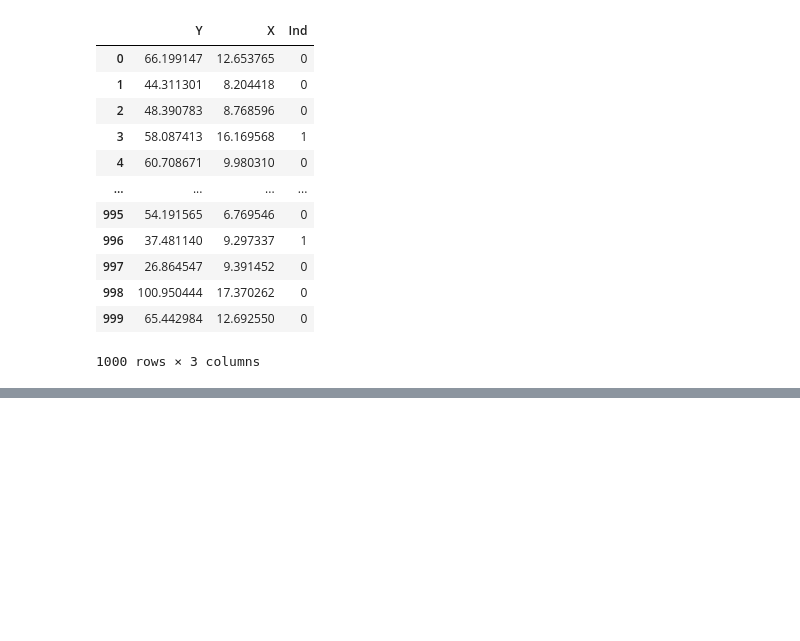
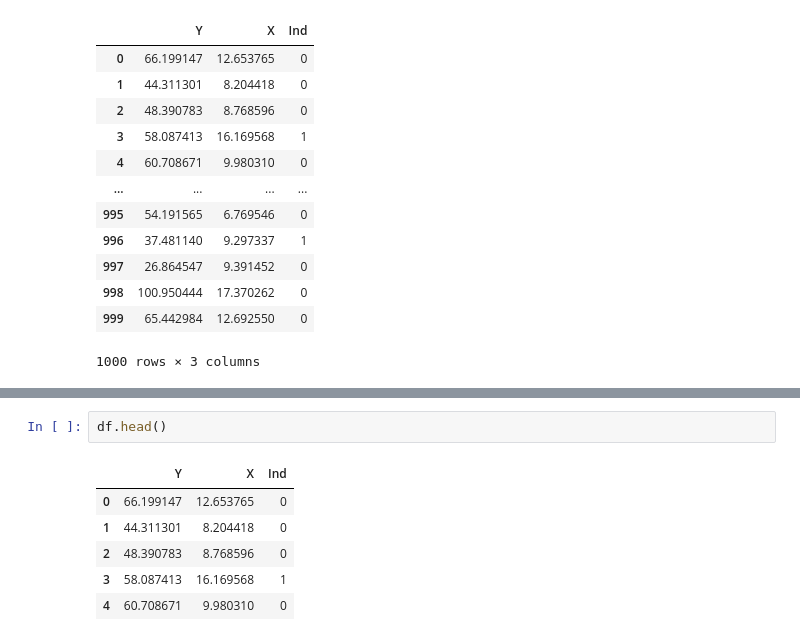
Before and after one commit to alfa7g7/Analisis-Cuantitativo-1er-semestre, a Jupyter notebook: examen-1.ipynb, the cells around one changed output, grey strips where cells are left out. Cells and saved outputs as stored; diff of their text form; blank space fills up the shorter version.

```diff
--- a/examen-1.ipynb
+++ b/examen-1.ipynb
@@ -34,0 +48,9 @@ df
+# %%
+df.head()
+# %% [output]
+|  | Y | X | Ind |
+| 0 | 66.199147 | 12.653765 | 0 |
+| 1 | 44.311301 | 8.204418 | 0 |
+| 2 | 48.390783 | 8.768596 | 0 |
+| 3 | 58.087413 | 16.169568 | 1 |
+| 4 | 60.708671 | 9.980310 | 0 |
```
Also changed, not shown: parts of 3 cells of this notebook.
